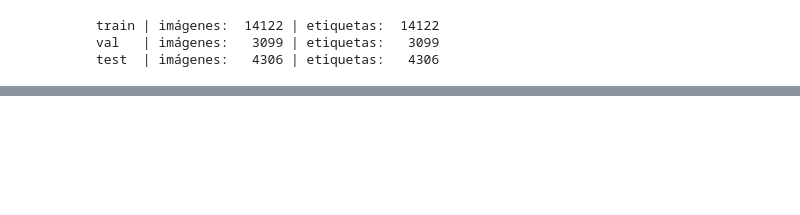
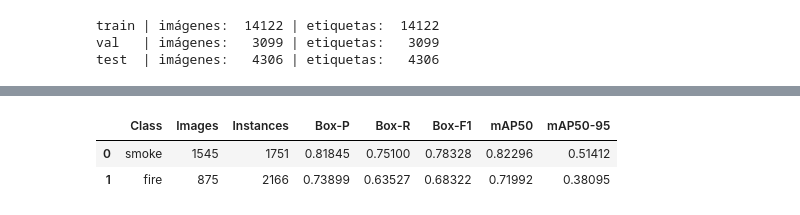
Before and after one commit to Gabriela-Sol/VpC2---Deteccion-de-humo-y-fuego, a Jupyter notebook: notebooks/02_entrenamiento_YOLOv8.ipynb, the cells around one changed output, grey strips where cells are left out. Drawn from its saved outputs; the diff is of its cells as text; code cells hidden in the pictures; blank space fills up the shorter version.

```diff
--- a/notebooks/02_entrenamiento_YOLOv8.ipynb
+++ b/notebooks/02_entrenamiento_YOLOv8.ipynb
@@ -928,0 +510,21 @@ No encontrado: /content/drive/MyDrive/VCII_DFire/runs/yolov8n_baseline_val-2-2/R
+# %%
+# ============================================================
+# Evaluación sobre el conjunto de validación
+# ============================================================
+
+device = 0 if torch.cuda.is_available() else "cpu"
+
+metrics = model.val(
+    data=str(DFIRE_YAML),
+    split="val",
+    imgsz=int(final_args["imgsz"]),
+    batch=int(final_args["batch"]),
+    device=device,
+    plots=True,
+    project=str(DRIVE_RUNS_DIR),
+    name="yolov8n_baseline_val_final",
+    exist_ok=True,
+)
+
+print("Resultados de validación:")
+print(metrics.save_dir)
@@ -928,0 +550,14 @@ No encontrado: /content/drive/MyDrive/VCII_DFire/runs/yolov8n_baseline_val-2-2/R
+# %%
+# ============================================================
+# Métricas por clase
+# ============================================================
+
+class_metrics = pd.DataFrame(
+    metrics.summary(decimals=5)
+)
+
+display(class_metrics)
+# %% [output]
+|  | Class | Images | Instances | Box-P | Box-R | Box-F1 | mAP50 | mAP50-95 |
+| 0 | smoke | 1545 | 1751 | 0.81845 | 0.75100 | 0.78328 | 0.82296 | 0.51412 |
+| 1 | fire | 875 | 2166 | 0.73899 | 0.63527 | 0.68322 | 0.71992 | 0.38095 |
```
Also changed, not shown: parts of 31 cells of this notebook.
